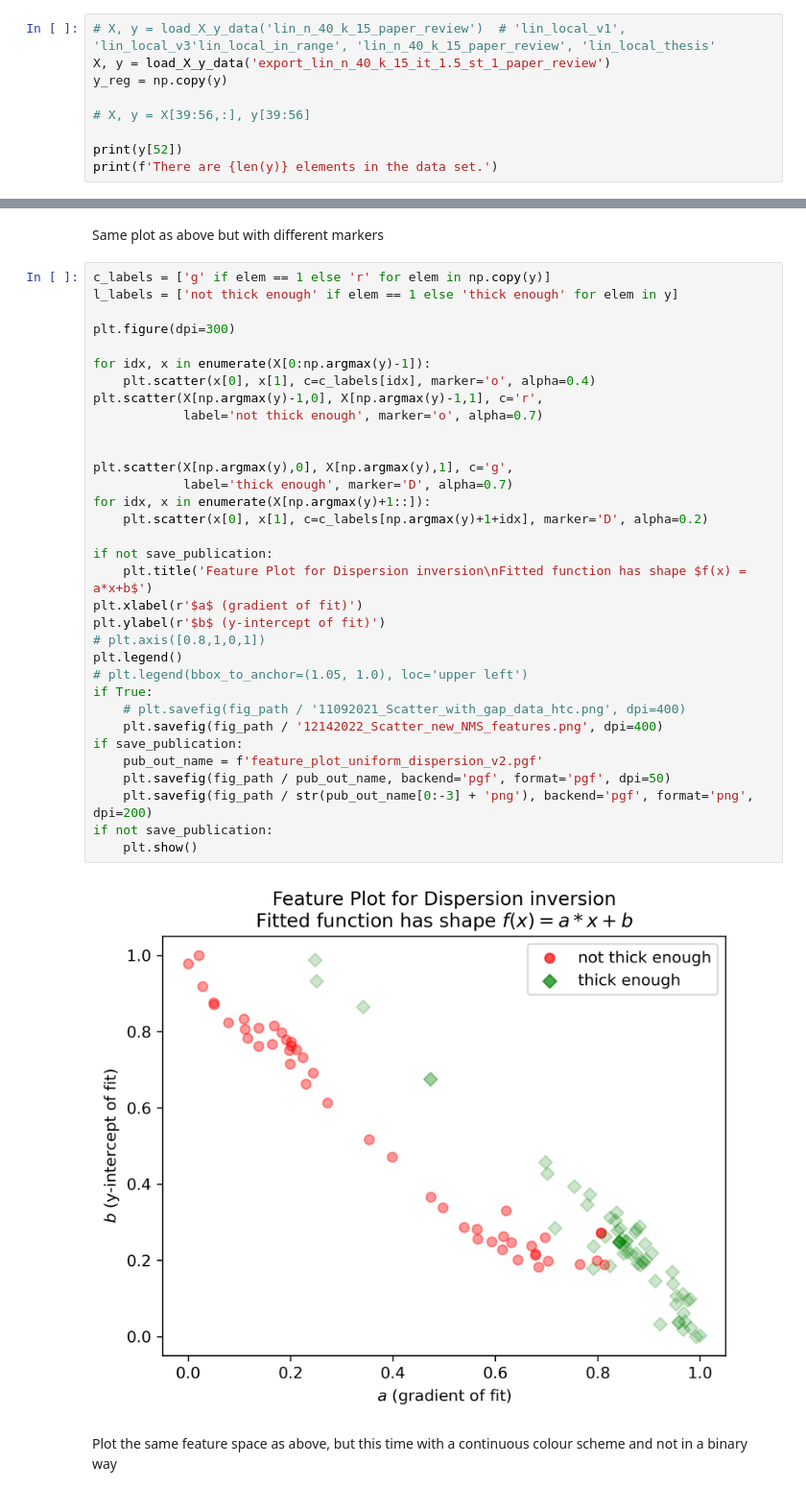
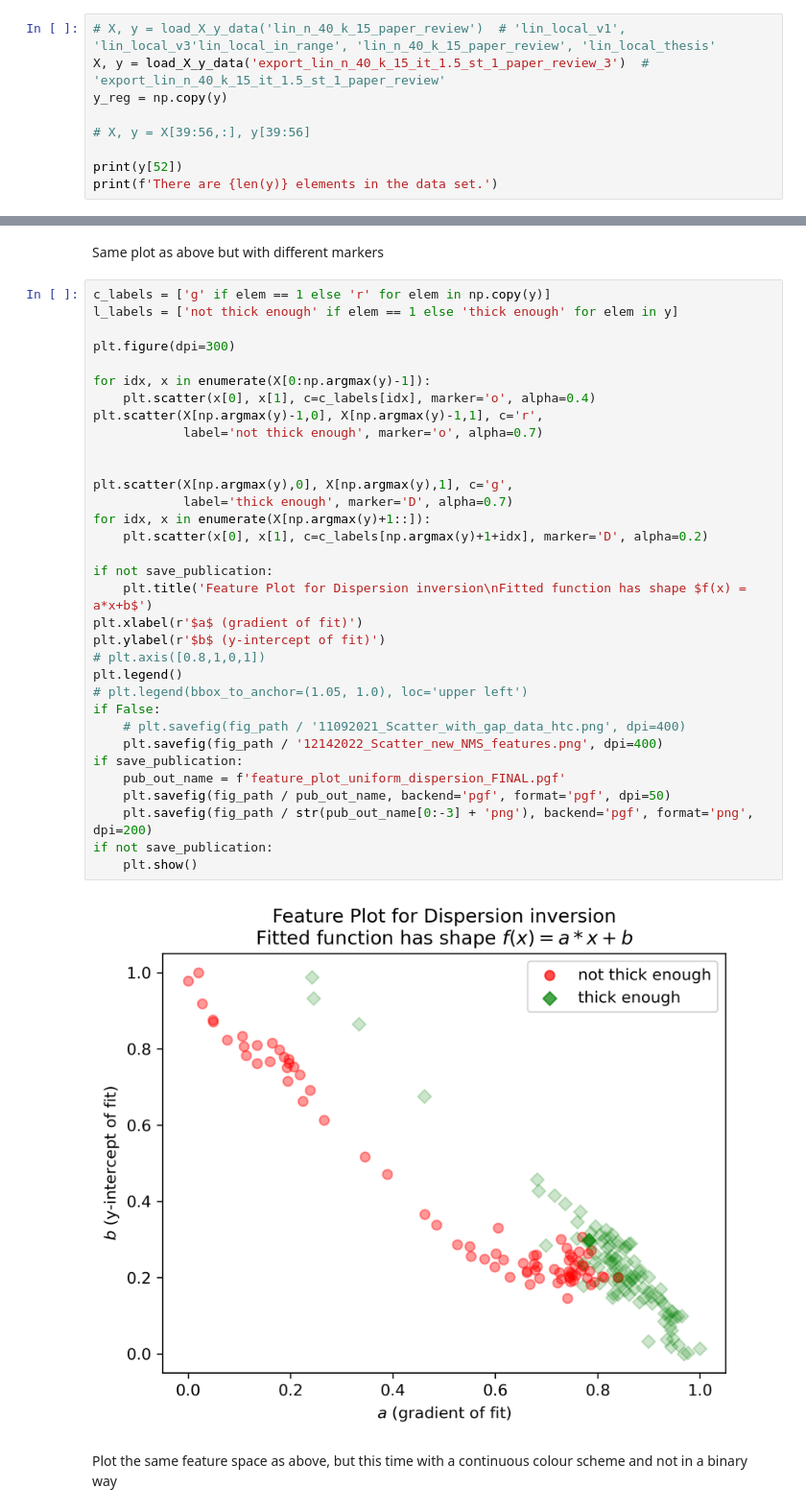
Before and after one commit to sjmxschm/ml_dl_wave_inversion, a Jupyter notebook: analysis_sklearn/analysis_sklearn.ipynb, the cells around one changed output, grey strips where cells are left out. Shown at 96% size. Drawn from its saved outputs; the diff is of its cells as text.

```diff
--- a/analysis_sklearn/analysis_sklearn.ipynb
+++ b/analysis_sklearn/analysis_sklearn.ipynb
@@ -89,7 +90,7 @@ FileNotFoundError: [WinError 3] Das System kann den angegebenen Pfad nicht finde
 Load fully locally created dataset from all data:
 # %%
 # X, y = load_X_y_data('lin_n_40_k_15_paper_review')  # 'lin_local_v1', 'lin_local_v3'lin_local_in_range', 'lin_n_40_k_15_paper_review', 'lin_local_thesis'
-X, y = load_X_y_data('export_lin_n_40_k_15_it_1.5_st_1_paper_review')
+X, y = load_X_y_data('export_lin_n_40_k_15_it_1.5_st_1_paper_review_3')  # 'export_lin_n_40_k_15_it_1.5_st_1_paper_review'
 y_reg = np.copy(y)
 
 # X, y = X[39:56,:], y[39:56]
@@ -199,36 +200,36 @@ c_labels = ['g' if elem == 1 else 'r' for elem in np.copy(y)]
 l_labels = ['not thick enough' if elem == 1 else 'thick enough' for elem in y]
 
 plt.figure(dpi=300)
 
 for idx, x in enumerate(X[0:np.argmax(y)-1]):
     plt.scatter(x[0], x[1], c=c_labels[idx], marker='o', alpha=0.4)
 plt.scatter(X[np.argmax(y)-1,0], X[np.argmax(y)-1,1], c='r',
             label='not thick enough', marker='o', alpha=0.7)
 
 
 plt.scatter(X[np.argmax(y),0], X[np.argmax(y),1], c='g',
             label='thick enough', marker='D', alpha=0.7)
 for idx, x in enumerate(X[np.argmax(y)+1::]):
     plt.scatter(x[0], x[1], c=c_labels[np.argmax(y)+1+idx], marker='D', alpha=0.2)
 
 if not save_publication:
     plt.title('Feature Plot for Dispersion inversion\nFitted function has shape $f(x) = a*x+b$')
 plt.xlabel(r'$a$ (gradient of fit)')
 plt.ylabel(r'$b$ (y-intercept of fit)')
 # plt.axis([0.8,1,0,1])
 plt.legend()
 # plt.legend(bbox_to_anchor=(1.05, 1.0), loc='upper left')
-if True:
+if False:
     # plt.savefig(fig_path / '11092021_Scatter_with_gap_data_htc.png', dpi=400)
     plt.savefig(fig_path / '12142022_Scatter_new_NMS_features.png', dpi=400)
 if save_publication:
-    pub_out_name = f'feature_plot_uniform_dispersion_v2.pgf'
+    pub_out_name = f'feature_plot_uniform_dispersion_FINAL.pgf'
     plt.savefig(fig_path / pub_out_name, backend='pgf', format='pgf', dpi=50)
     plt.savefig(fig_path / str(pub_out_name[0:-3] + 'png'), backend='pgf', format='png', dpi=200)
 if not save_publication:
     plt.show()
 # %% [output]
-[figure, old version]
+[figure, new version]
 # %% [markdown]
 Plot the same feature space as above, but this time with a continuous colour scheme and not in a binary way
 # %%
```
Also changed, not shown: parts of 13 cells of this notebook, 1 other file.
